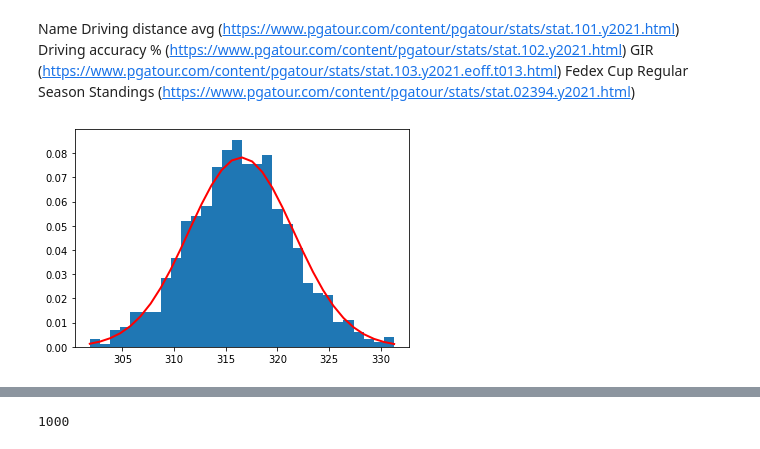
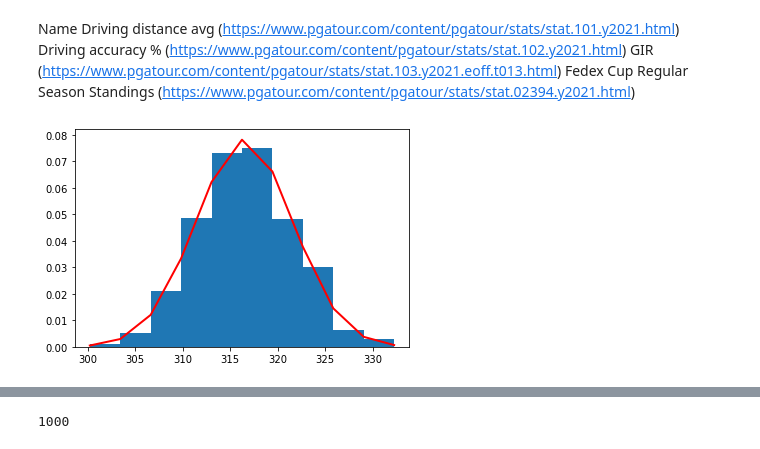
Before and after one commit to AndyWalker81/ProgrammingForDataAnalysis_Project, a Jupyter notebook: Programming_Project.ipynb, the cells around one changed output, grey strips where cells are left out. Cells and saved outputs as stored; diff of their text form; code cells hidden in the pictures.

```diff
--- a/Programming_Project.ipynb
+++ b/Programming_Project.ipynb
@@ -161,21 +116,21 @@ Fedex Cup Regular Season Standings (https://www.pgatour.com/content/pgatour/stat
 # %%
 mu, sigma = 316.5, 5.1
 
 x = np.random.default_rng().normal(mu, sigma, 1000)
 
-count, bins, ignored = plt.hist(x, 30, density=True)
+count, bins, ignored = plt.hist(x, 10, density=True)
 
 plt.plot(bins, 1/(sigma * np.sqrt(2 * np.pi)) *
 
                np.exp( - (bins - mu)**2 / (2 * sigma**2) ),
 
          linewidth=2, color='r')
 
 plt.show()
 
 # https://www.statisticshowto.com/choose-bin-sizes-statistics/
 # %% [output]
-[figure, old version]
+[figure, new version]
 # %%
 x.max()
 # %% [output]
```
Also changed, not shown: parts of 21 cells of this notebook, 17 other files.
